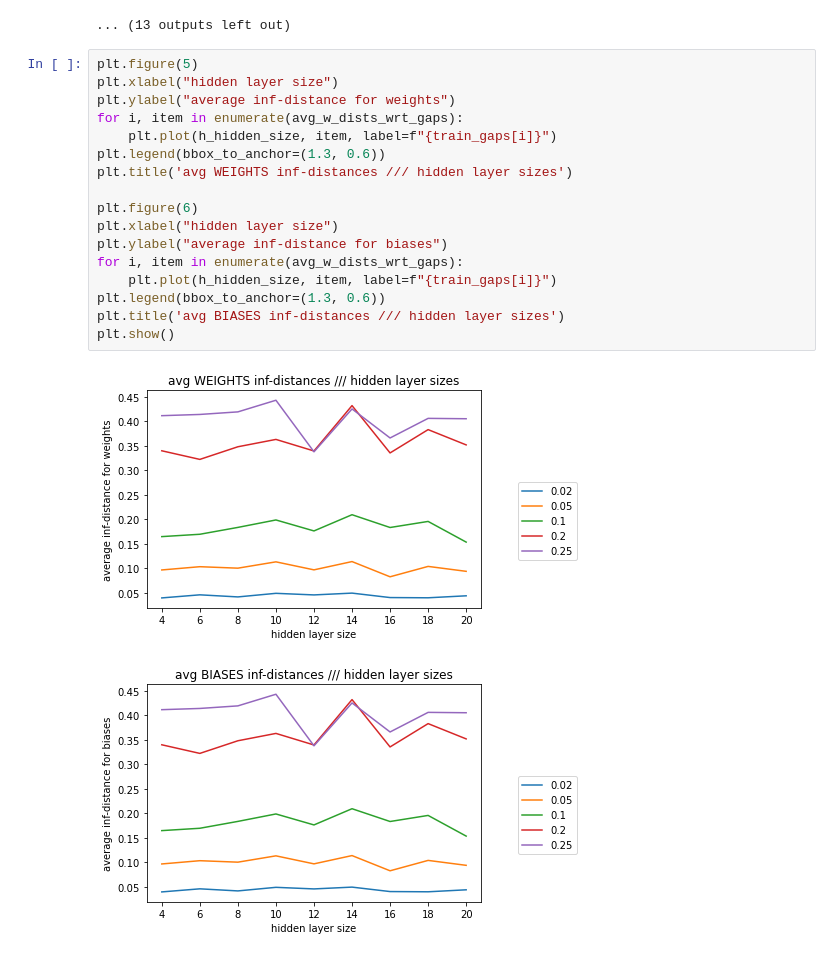
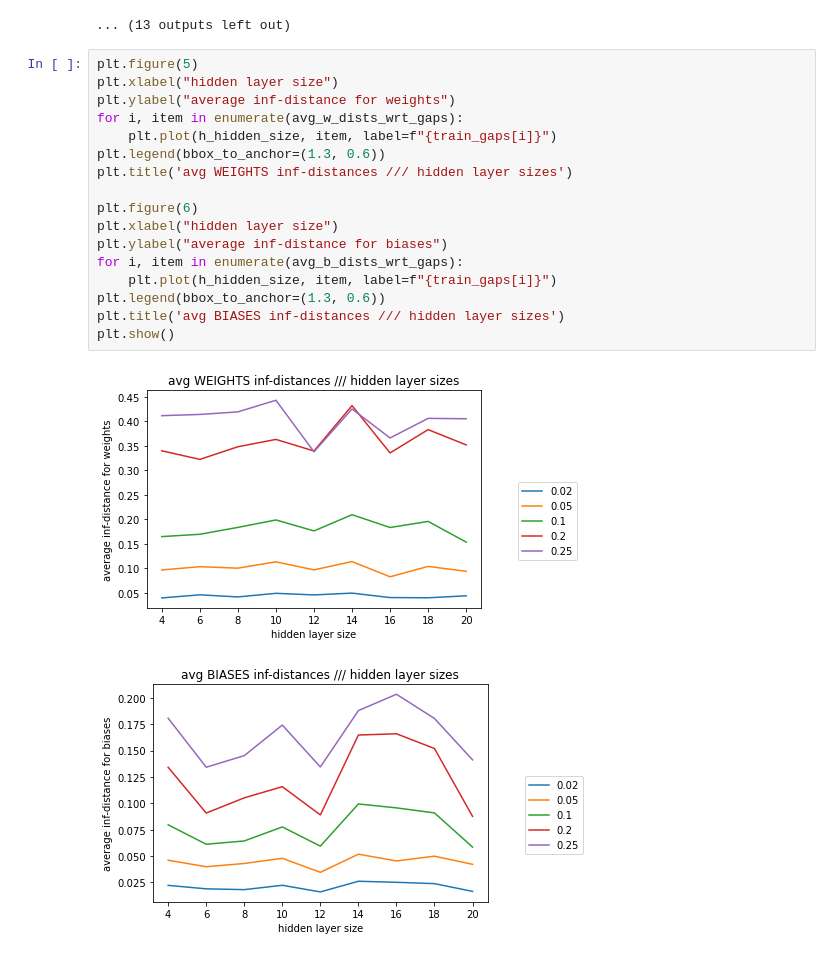
Before and after one commit to junqi-jiang/robust-ce-inn, a Jupyter notebook: expnns/credit.ipynb, the cells around one changed output. Cells and saved outputs as stored; diff of their text form.

```diff
--- a/expnns/credit.ipynb
+++ b/expnns/credit.ipynb
@@ -344,20 +350,20 @@ WEIGHTS or BIASES inf-distance /// % of D2 used
 # %%
 plt.figure(5)
 plt.xlabel("hidden layer size")
 plt.ylabel("average inf-distance for weights")
 for i, item in enumerate(avg_w_dists_wrt_gaps):
     plt.plot(h_hidden_size, item, label=f"{train_gaps[i]}")
 plt.legend(bbox_to_anchor=(1.3, 0.6))
 plt.title('avg WEIGHTS inf-distances /// hidden layer sizes')
 
 plt.figure(6)
 plt.xlabel("hidden layer size")
 plt.ylabel("average inf-distance for biases")
-for i, item in enumerate(avg_w_dists_wrt_gaps):
+for i, item in enumerate(avg_b_dists_wrt_gaps):
     plt.plot(h_hidden_size, item, label=f"{train_gaps[i]}")
 plt.legend(bbox_to_anchor=(1.3, 0.6))
 plt.title('avg BIASES inf-distances /// hidden layer sizes')
 plt.show()
 # %% [output]
 [figure]
-[figure, old version]
+[figure, new version]
```
Also changed, not shown: parts of 9 cells of this notebook, 3 other files.
